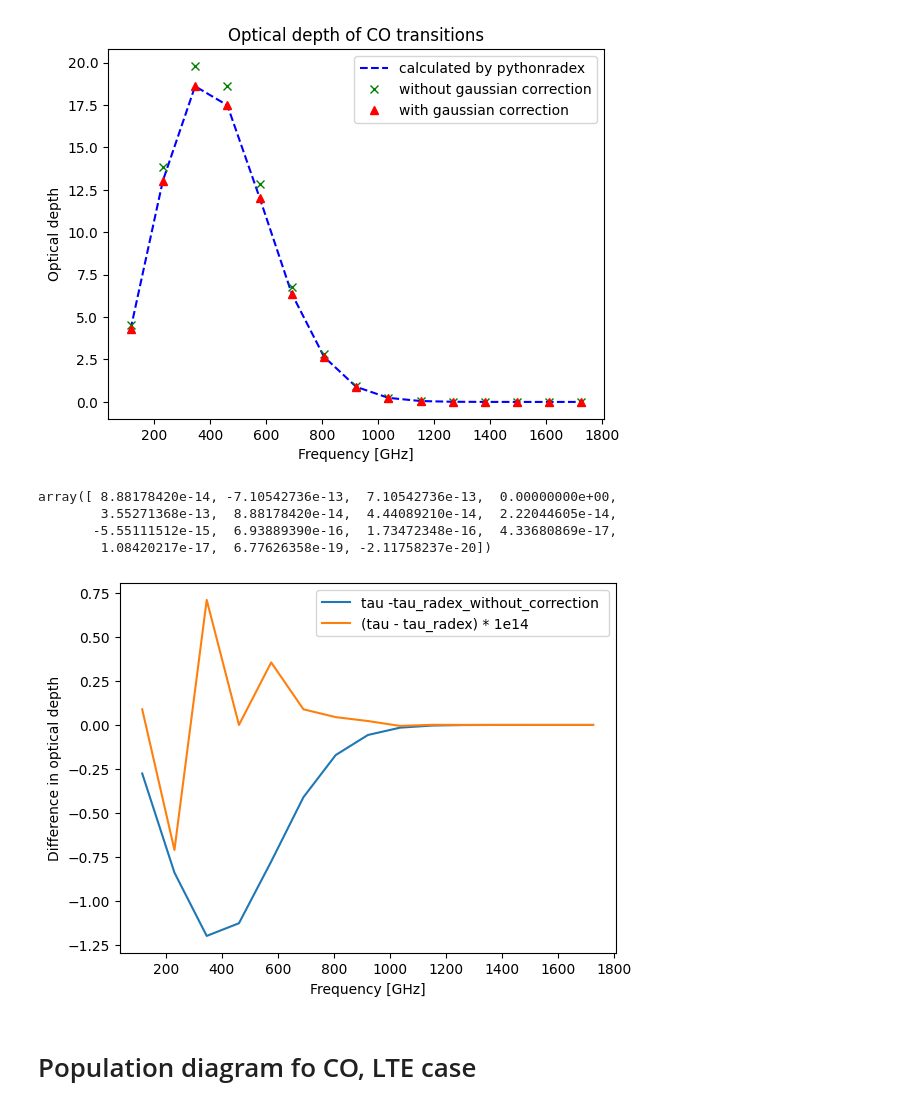
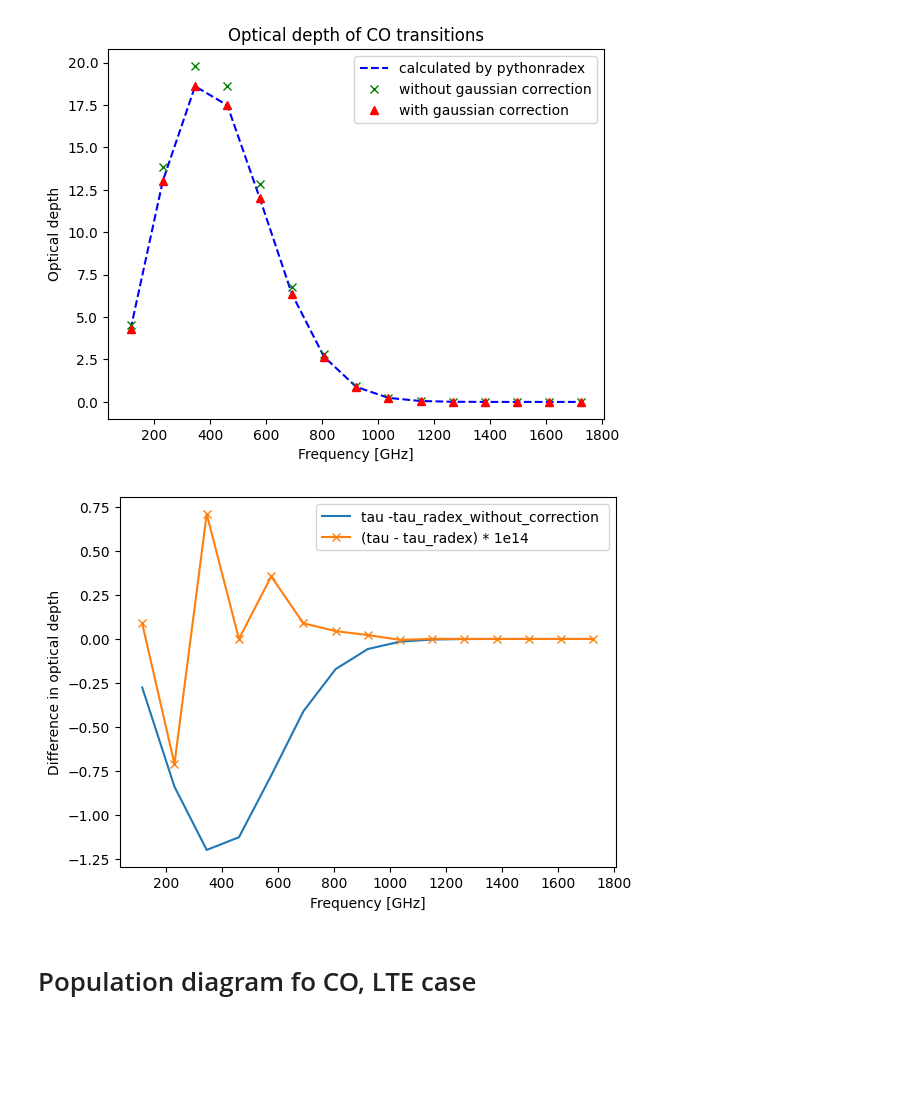
Before and after one commit to aleksej-rodano/phas0052_project, a Jupyter notebook: pythonradex_clean.ipynb, the cells around one changed output. Saved outputs shown, nothing was run; the diff lists cells and outputs as text; code cells hidden in the pictures; blank space fills up the shorter version.

```diff
--- a/pythonradex_clean.ipynb
+++ b/pythonradex_clean.ipynb
@@ -440,23 +429,16 @@ plt.legend()
 plt.show()
 # %% [output]
 [figure]
-# %%
-(tauCo - tau_radex) * 100
-# %% [output]
-array([ 8.88178420e-14, -7.10542736e-13,  7.10542736e-13,  0.00000000e+00,
-        3.55271368e-13,  8.88178420e-14,  4.44089210e-14,  2.22044605e-14,
-       -5.55111512e-15,  6.93889390e-16,  1.73472348e-16,  4.33680869e-17,
-        1.08420217e-17,  6.77626358e-19, -2.11758237e-20])
 # %%
 # plot the difference between the two methods
 plt.plot(nu0_arrayCo / constants.giga, (tauCo - tau_radex_without_correction), label="tau -tau_radex_without_correction ")
-plt.plot(nu0_arrayCo / constants.giga, (tauCo - tau_radex) * 1e14, label="(tau - tau_radex) * 1e14")
+plt.plot(nu0_arrayCo / constants.giga, (tauCo - tau_radex) * 1e14, "x-", label="(tau - tau_radex) * 1e14")
 plt.xlabel("Frequency [GHz]")
 plt.ylabel("Difference in optical depth")
 plt.legend()
 plt.show()
 # %% [output]
-[figure, old version]
+[figure, new version]
 # %% [markdown]
 # Population diagram fo CO, LTE case
 # %% [markdown]
```
Also changed, not shown: parts of 11 cells of this notebook.
